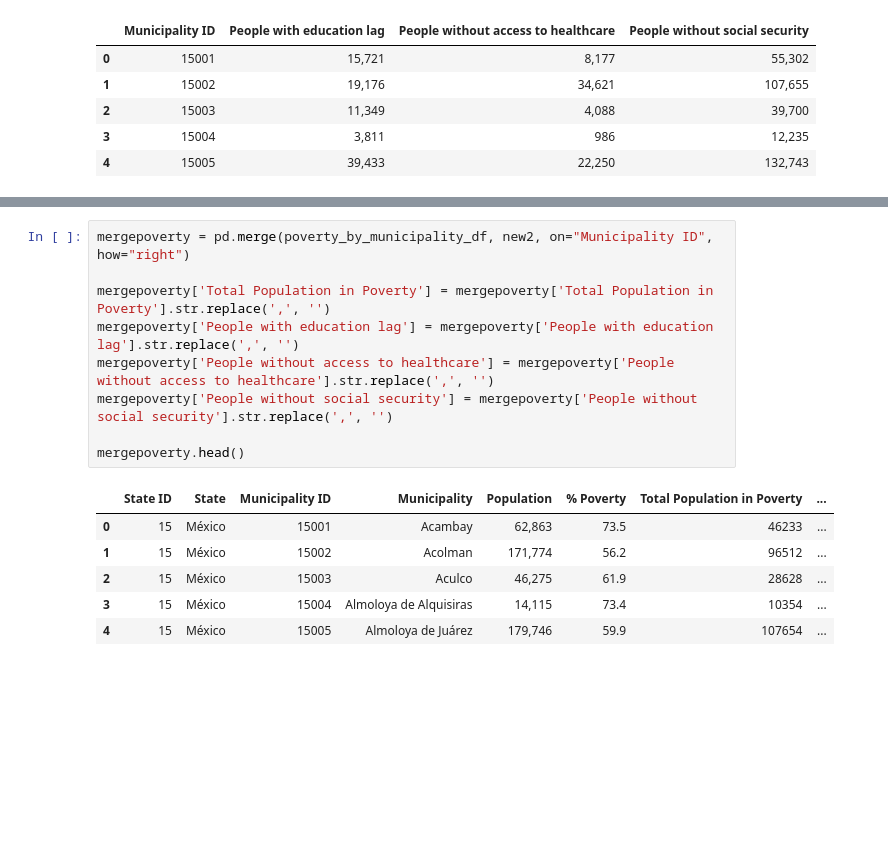
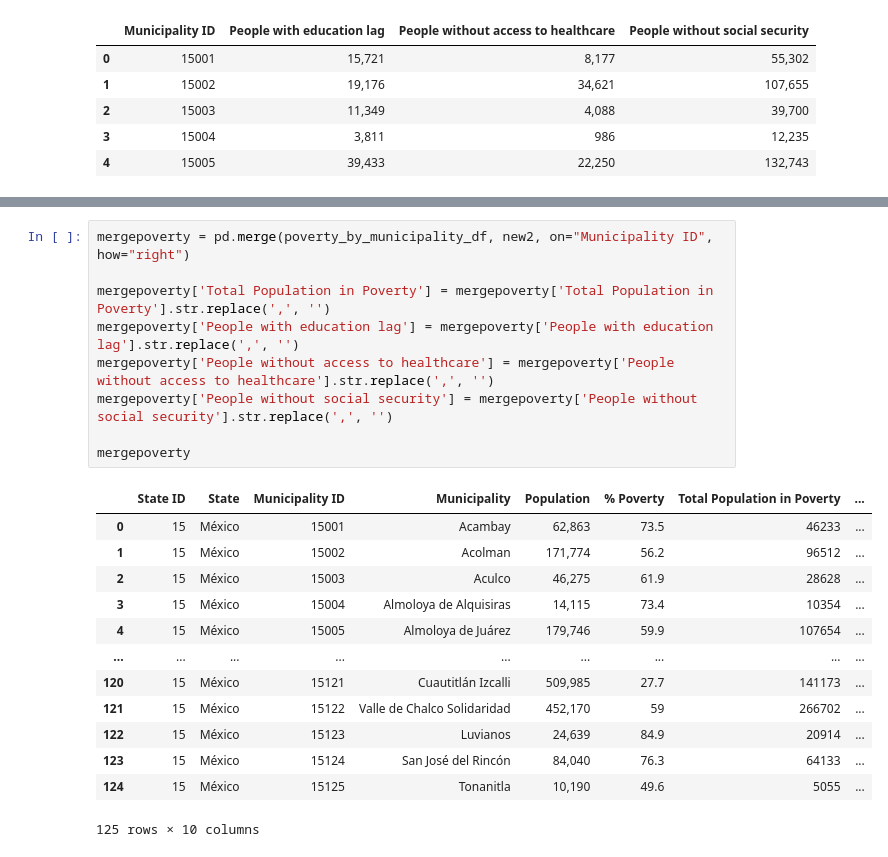
Before and after one commit to JCastilloD/Project-1-Bootcamp, a Jupyter notebook: Data_Retrieval/Municipio Data Extraction.ipynb, the cells around one changed output, grey strips where cells are left out. Drawn from its saved outputs; the diff is of its cells as text; blank space fills up the shorter version.

```diff
--- a/Data_Retrieval/Municipio Data Extraction.ipynb
+++ b/Data_Retrieval/Municipio Data Extraction.ipynb
@@ -88,19 +97,26 @@ new2.head()
 # %%
 mergepoverty = pd.merge(poverty_by_municipality_df, new2, on="Municipality ID", how="right")
 
 mergepoverty['Total Population in Poverty'] = mergepoverty['Total Population in Poverty'].str.replace(',', '')
 mergepoverty['People with education lag'] = mergepoverty['People with education lag'].str.replace(',', '')
 mergepoverty['People without access to healthcare'] = mergepoverty['People without access to healthcare'].str.replace(',', '')
 mergepoverty['People without social security'] = mergepoverty['People without social security'].str.replace(',', '')
 
-mergepoverty.head()
+mergepoverty
 # %% [output]
 |  | State ID | State | Municipality ID | Municipality | Population | % Poverty | Total Population in Poverty | ... |
 | 0 | 15 | México | 15001 | Acambay | 62,863 | 73.5 | 46233 | ... |
 | 1 | 15 | México | 15002 | Acolman | 171,774 | 56.2 | 96512 | ... |
 | 2 | 15 | México | 15003 | Aculco | 46,275 | 61.9 | 28628 | ... |
 | 3 | 15 | México | 15004 | Almoloya de Alquisiras | 14,115 | 73.4 | 10354 | ... |
 | 4 | 15 | México | 15005 | Almoloya de Juárez | 179,746 | 59.9 | 107654 | ... |
+| ... | ... | ... | ... | ... | ... | ... | ... | ... |
+| 120 | 15 | México | 15121 | Cuautitlán Izcalli | 509,985 | 27.7 | 141173 | ... |
+| 121 | 15 | México | 15122 | Valle de Chalco Solidaridad | 452,170 | 59 | 266702 | ... |
+| 122 | 15 | México | 15123 | Luvianos | 24,639 | 84.9 | 20914 | ... |
+| 123 | 15 | México | 15124 | San José del Rincón | 84,040 | 76.3 | 64133 | ... |
+| 124 | 15 | México | 15125 | Tonanitla | 10,190 | 49.6 | 5055 | ... |
+125 rows × 10 columns
 # %%
 mergepoverty['Total Population in Poverty'] = mergepoverty['Total Population in Poverty'].astype(float)
 mergepoverty['People with education lag'] = mergepoverty['People with education lag'].astype(float)
```
Also changed, not shown: parts of 12 cells of this notebook, 7 other files.
